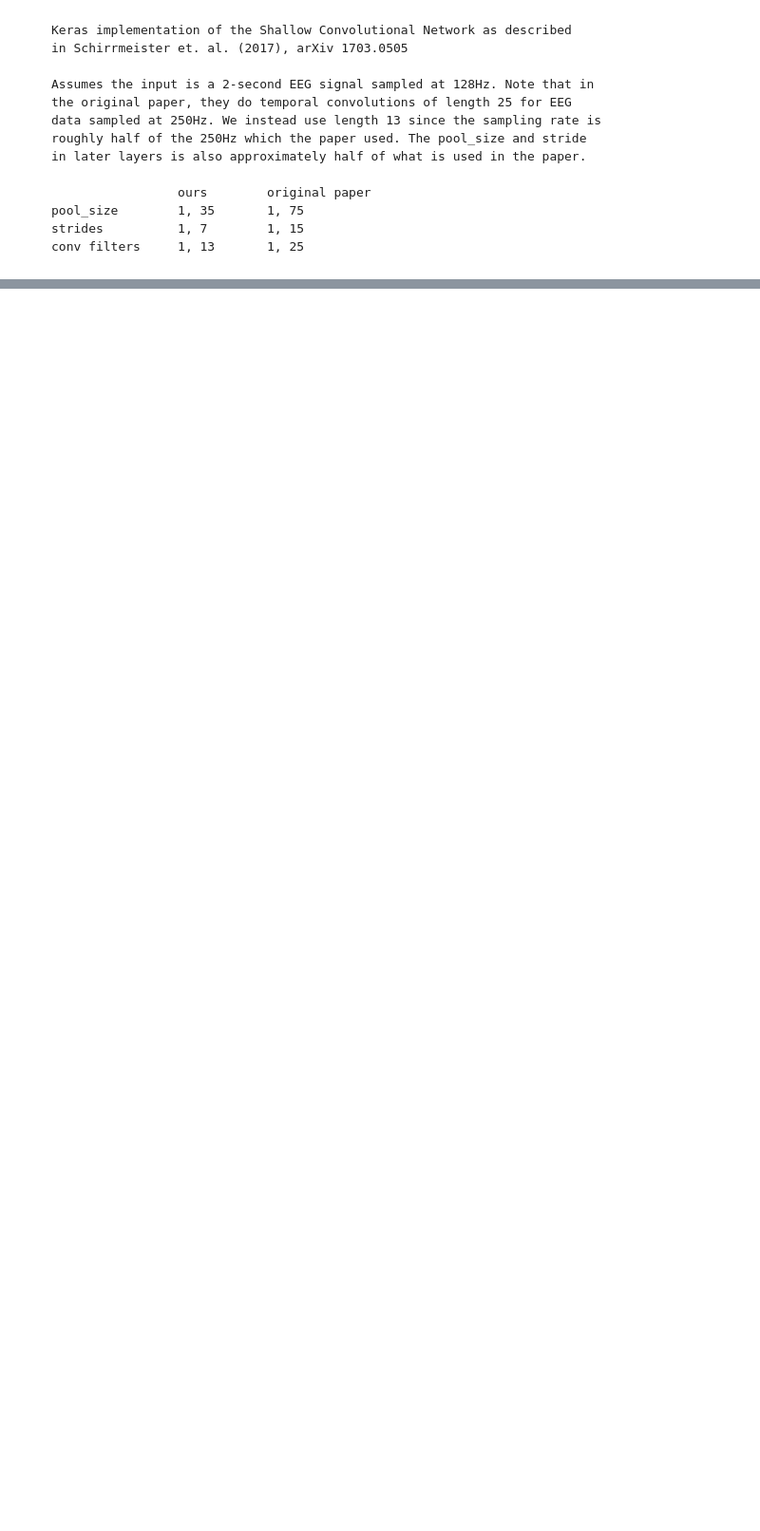
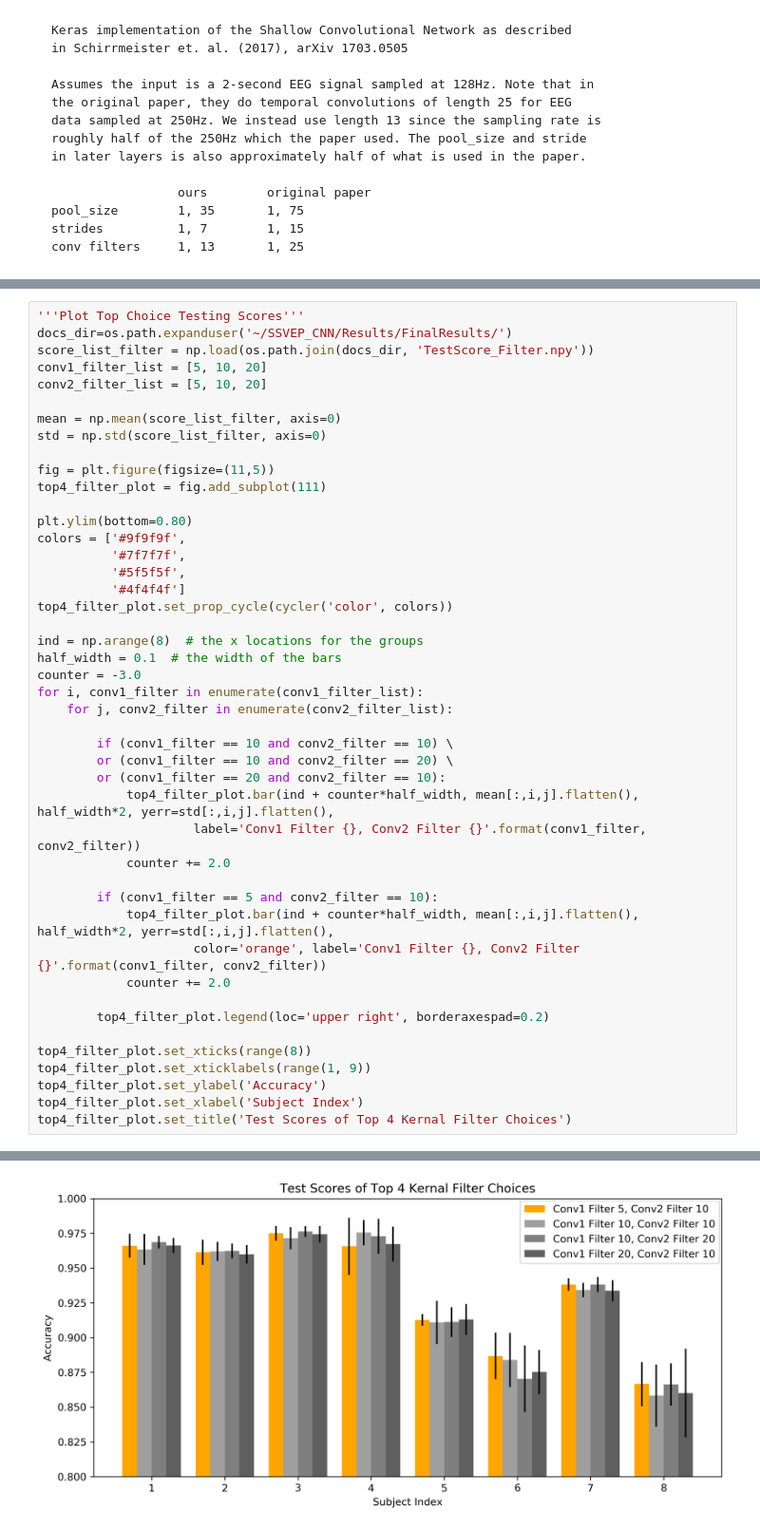
Before and after one commit to dustintt123/SSVEP_UI, a Jupyter notebook: SSVEP_TRAIN.ipynb, the cells around one changed output, grey strips where cells are left out. Shown at 95% size. Drawn from its saved outputs; the diff is of its cells as text; blank space fills up the shorter version.

```diff
--- a/SSVEP_TRAIN.ipynb
+++ b/SSVEP_TRAIN.ipynb
@@ -310,0 +621,46 @@ def annotate_heatmap(im, data=None, valfmt="{x:.2f}",
+# %%
+'''Plot Top Choice Testing Scores'''
+docs_dir=os.path.expanduser('~/SSVEP_CNN/Results/FinalResults/')
+score_list_filter = np.load(os.path.join(docs_dir, 'TestScore_Filter.npy'))
+conv1_filter_list = [5, 10, 20]
+conv2_filter_list = [5, 10, 20]
+
+mean = np.mean(score_list_filter, axis=0)
+std = np.std(score_list_filter, axis=0)
+
+fig = plt.figure(figsize=(11,5))
+top4_filter_plot = fig.add_subplot(111)
+
+plt.ylim(bottom=0.80)
+colors = ['#9f9f9f',
+          '#7f7f7f',
+          '#5f5f5f',
+          '#4f4f4f']
+top4_filter_plot.set_prop_cycle(cycler('color', colors))
+
+ind = np.arange(8)  # the x locations for the groups
+half_width = 0.1  # the width of the bars
+counter = -3.0
+for i, conv1_filter in enumerate(conv1_filter_list):
+    for j, conv2_filter in enumerate(conv2_filter_list):
+
+        if (conv1_filter == 10 and conv2_filter == 10) \
+        or (conv1_filter == 10 and conv2_filter == 20) \
+        or (conv1_filter == 20 and conv2_filter == 10):
+            top4_filter_plot.bar(ind + counter*half_width, mean[:,i,j].flatten(), half_width*2, yerr=std[:,i,j].flatten(),
+                     label='Conv1 Filter {}, Conv2 Filter {}'.format(conv1_filter, conv2_filter))
+            counter += 2.0
+
+        if (conv1_filter == 5 and conv2_filter == 10):
+            top4_filter_plot.bar(ind + counter*half_width, mean[:,i,j].flatten(), half_width*2, yerr=std[:,i,j].flatten(),
+                     color='orange', label='Conv1 Filter {}, Conv2 Filter {}'.format(conv1_filter, conv2_filter))
+            counter += 2.0
+
+        top4_filter_plot.legend(loc='upper right', borderaxespad=0.2)
+
+top4_filter_plot.set_xticks(range(8))
+top4_filter_plot.set_xticklabels(range(1, 9))
+top4_filter_plot.set_ylabel('Accuracy')
+top4_filter_plot.set_xlabel('Subject Index')
+top4_filter_plot.set_title('Test Scores of Top 4 Kernal Filter Choices')
+# %% [output]
@@ -310,0 +668 @@ def annotate_heatmap(im, data=None, valfmt="{x:.2f}",
+[figure, added]
```
Also changed, not shown: parts of 34 cells of this notebook.
